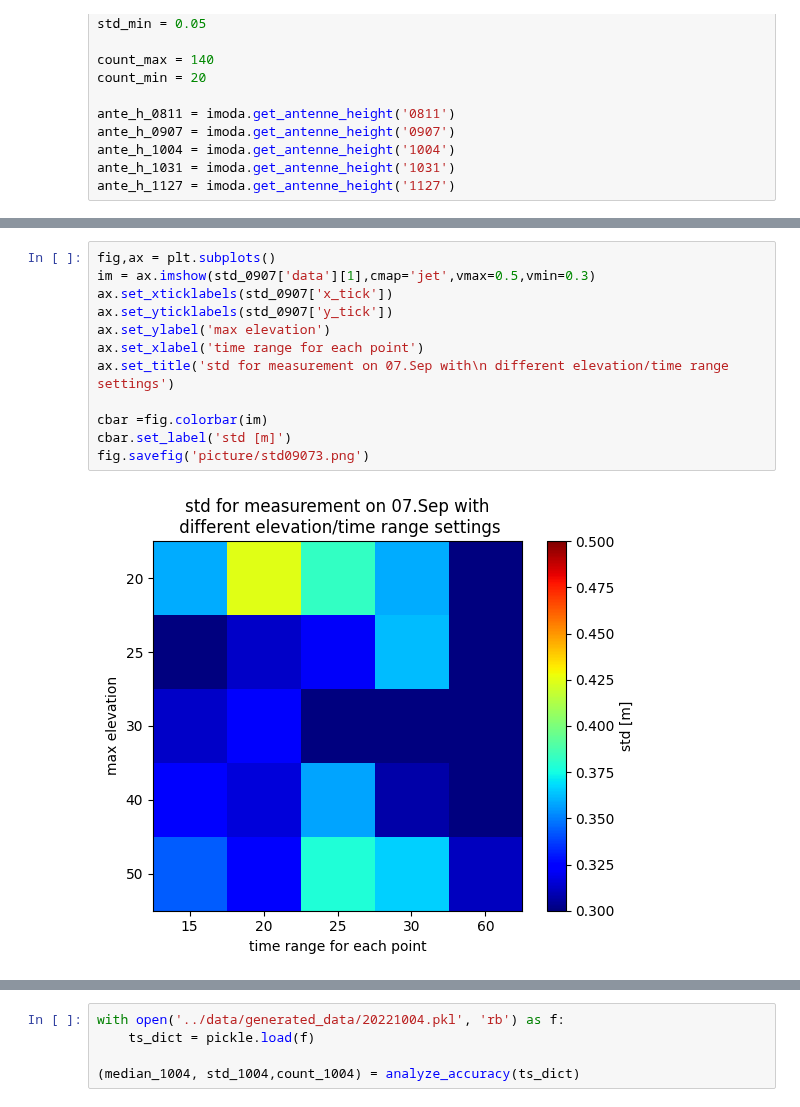
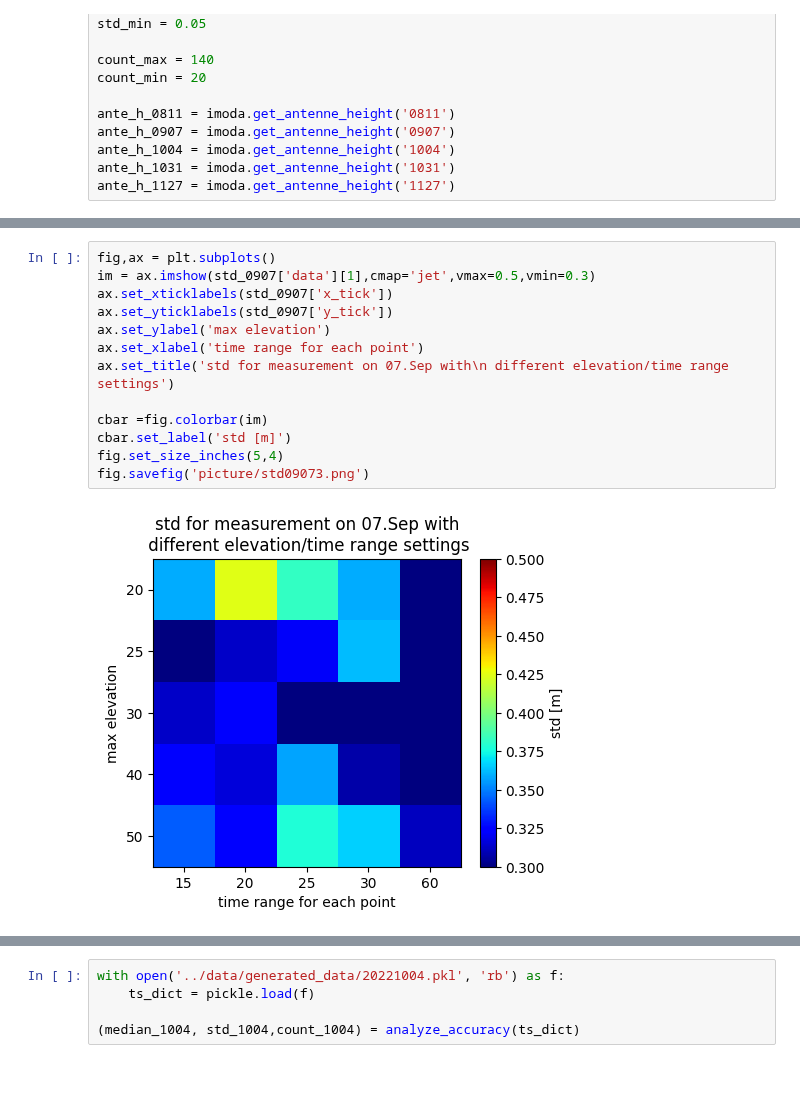
Before and after one commit to ziqing97/gnss_ir_analyze, a Jupyter notebook: src/analyze_accuracy.ipynb, the cells around one changed output, grey strips where cells are left out. Saved outputs shown, nothing was run; the diff lists cells and outputs as text; blank space fills up the shorter version.

```diff
--- a/src/analyze_accuracy.ipynb
+++ b/src/analyze_accuracy.ipynb
@@ -124,17 +127,18 @@ fig.savefig('picture/std09072.png')
 # %%
 fig,ax = plt.subplots()
 im = ax.imshow(std_0907['data'][1],cmap='jet',vmax=0.5,vmin=0.3)
 ax.set_xticklabels(std_0907['x_tick'])
 ax.set_yticklabels(std_0907['y_tick'])
 ax.set_ylabel('max elevation')
 ax.set_xlabel('time range for each point')
 ax.set_title('std for measurement on 07.Sep with\n different elevation/time range settings')
 
 cbar =fig.colorbar(im)
 cbar.set_label('std [m]')
+fig.set_size_inches(5,4)
 fig.savefig('picture/std09073.png')
 # %% [output]
-[figure, old version]
+[figure, new version]
 # %%
 fig,ax = plt.subplots()
 im = ax.imshow(count_0907['data'][0],cmap='jet',vmax=count_max,vmin=count_min)
```
Also changed, not shown: parts of 23 cells of this notebook, 1 other file.
